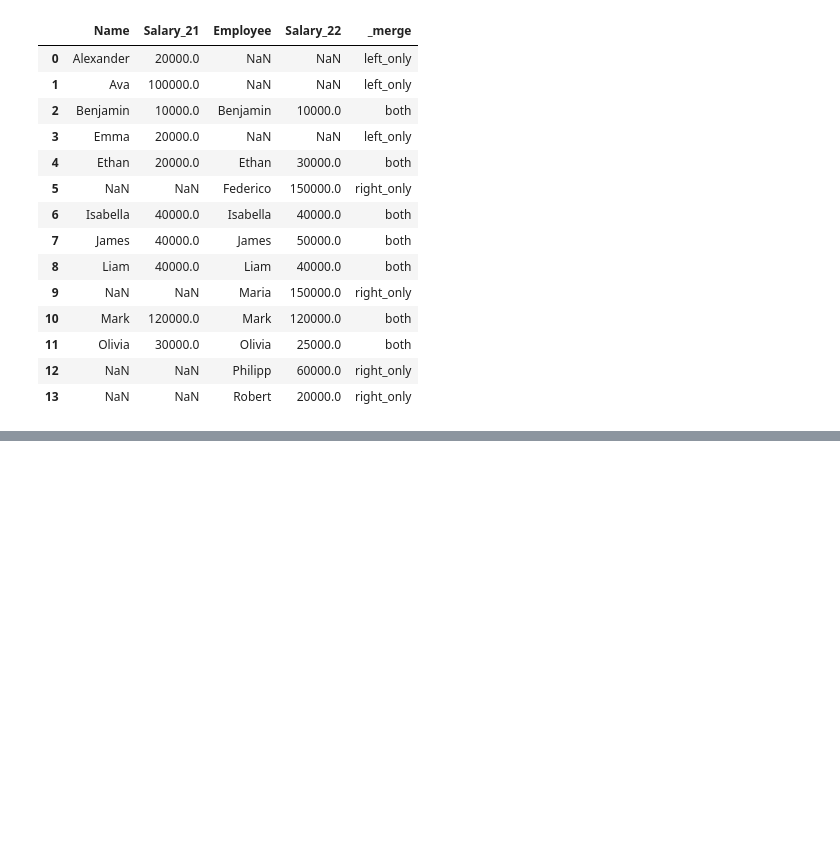
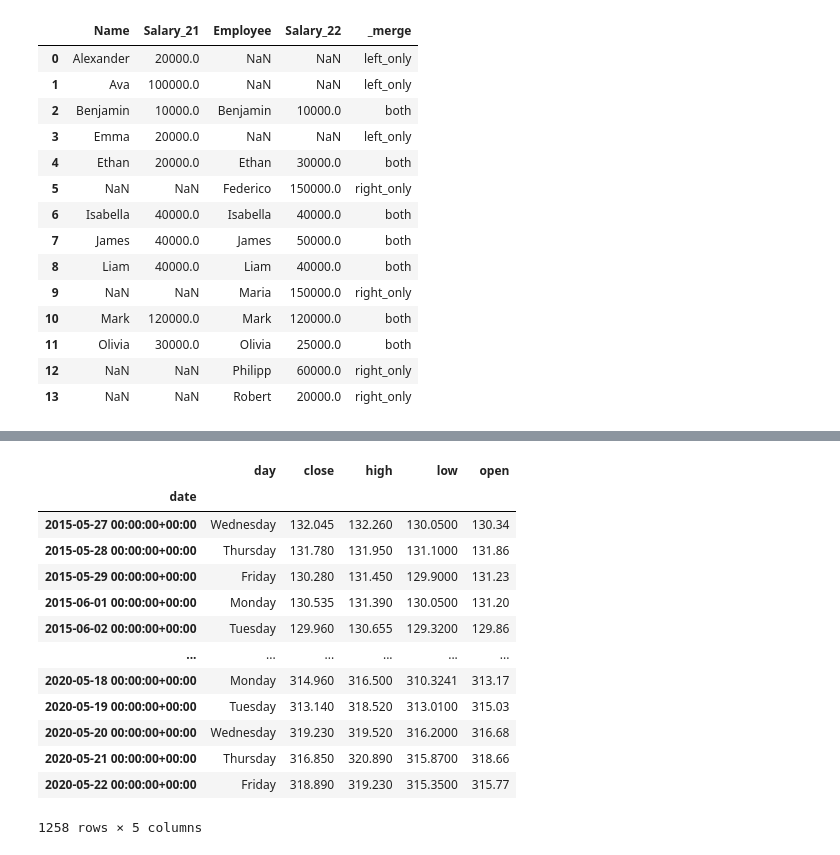
Before and after one commit to ayaboulabiar19/data_pipelines, a Jupyter notebook: learning_path/data_manipulation_with_pandas/data_manipulation.ipynb, the cells around one changed output, grey strips where cells are left out. Cells and saved outputs as stored; diff of their text form; code cells hidden in the pictures; blank space fills up the shorter version.

```diff
--- a/learning_path/data_manipulation_with_pandas/data_manipulation.ipynb
+++ b/learning_path/data_manipulation_with_pandas/data_manipulation.ipynb
@@ -4684,0 +5207,3 @@ pd.merge(left=company21 , right=company22, how='outer',left_on='Name', right_on=
+# %%
+apple_stocks=pd.read_csv(r'C:\Users\IDEAL INFO\Documents\data_pipelines\AAPL.csv', usecols=cols , parse_dates=['date'],index_col='date')
+apple_stocks
@@ -4684,0 +5225,19 @@ pd.merge(left=company21 , right=company22, how='outer',left_on='Name', right_on=
+# %%
+days=apple_stocks.index.day_name()#get the day name for each date
+apple_stocks.insert(0,'day',days)
+apple_stocks
+# %% [output]
+|  | day | close | high | low | open |
+| date |  |  |  |  |  |
+| 2015-05-27 00:00:00+00:00 | Wednesday | 132.045 | 132.260 | 130.0500 | 130.34 |
+| 2015-05-28 00:00:00+00:00 | Thursday | 131.780 | 131.950 | 131.1000 | 131.86 |
+| 2015-05-29 00:00:00+00:00 | Friday | 130.280 | 131.450 | 129.9000 | 131.23 |
+| 2015-06-01 00:00:00+00:00 | Monday | 130.535 | 131.390 | 130.0500 | 131.20 |
+| 2015-06-02 00:00:00+00:00 | Tuesday | 129.960 | 130.655 | 129.3200 | 129.86 |
+| ... | ... | ... | ... | ... | ... |
+| 2020-05-18 00:00:00+00:00 | Monday | 314.960 | 316.500 | 310.3241 | 313.17 |
+| 2020-05-19 00:00:00+00:00 | Tuesday | 313.140 | 318.520 | 313.0100 | 315.03 |
+| 2020-05-20 00:00:00+00:00 | Wednesday | 319.230 | 319.520 | 316.2000 | 316.68 |
+| 2020-05-21 00:00:00+00:00 | Thursday | 316.850 | 320.890 | 315.8700 | 318.66 |
+| 2020-05-22 00:00:00+00:00 | Friday | 318.890 | 319.230 | 315.3500 | 315.77 |
+1258 rows × 5 columns
```
Also changed, not shown: parts of 91 cells of this notebook, 2 other files.
